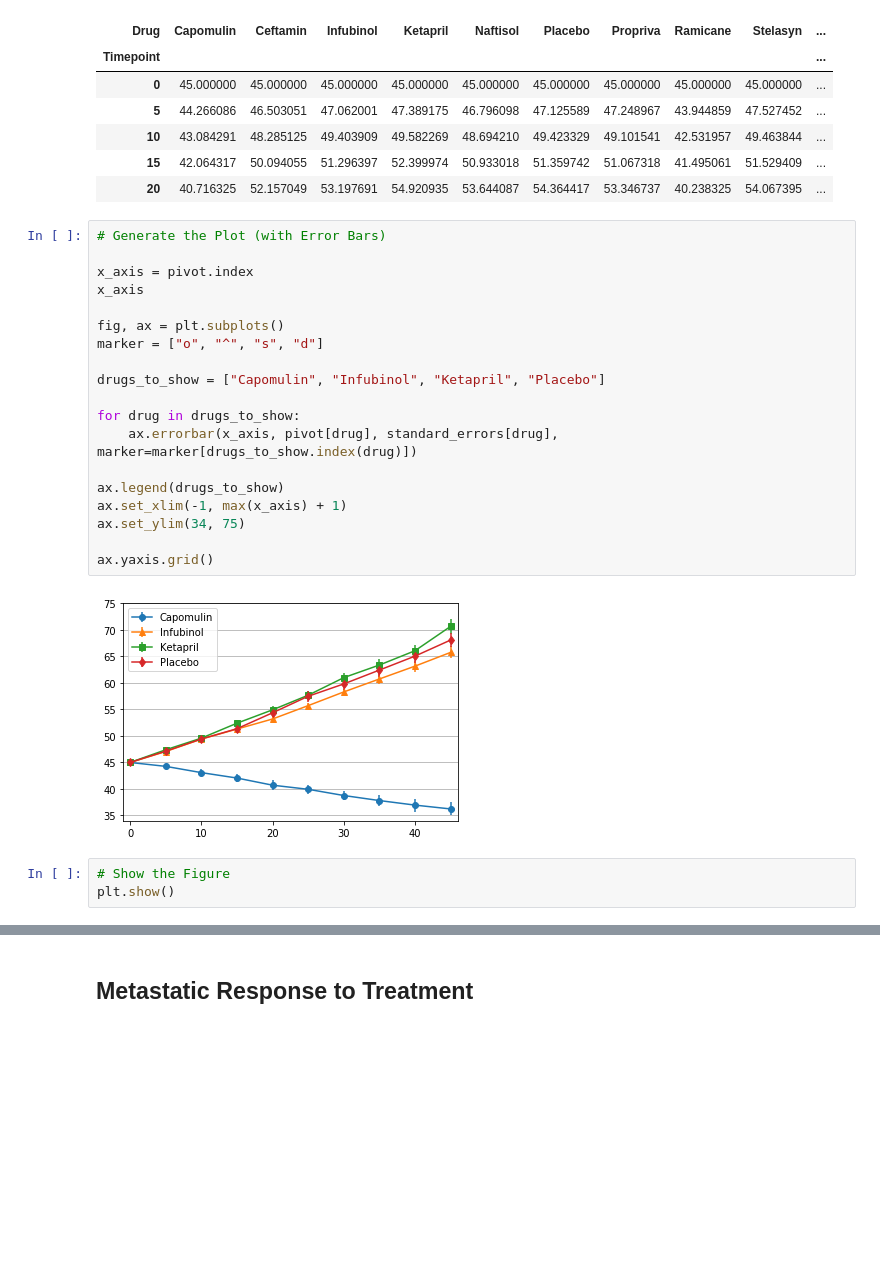
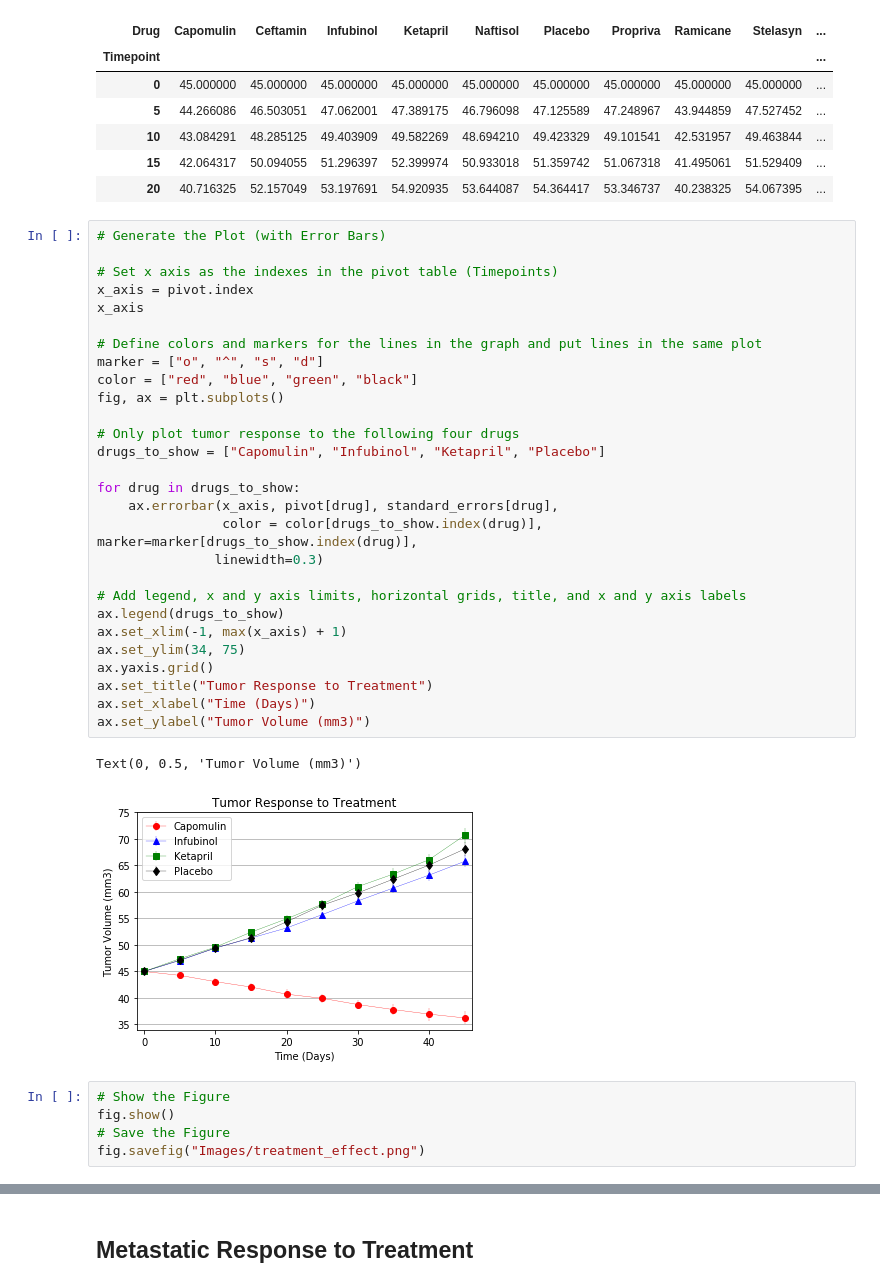
Before and after one commit to luluxu9466/FXu_GW_HW5_Matplotlib, a Jupyter notebook: Pymaceuticals/pymaceuticals_starter.ipynb, the cells around one changed output, grey strips where cells are left out. Saved outputs shown, nothing was run; the diff lists cells and outputs as text; blank space fills up the shorter version.

```diff
--- a/Pymaceuticals/pymaceuticals_starter.ipynb
+++ b/Pymaceuticals/pymaceuticals_starter.ipynb
@@ -85,27 +85,39 @@ pivot.head()
 # %%
 # Generate the Plot (with Error Bars)
 
+# Set x axis as the indexes in the pivot table (Timepoints)
 x_axis = pivot.index
 x_axis
 
+# Define colors and markers for the lines in the graph and put lines in the same plot
+marker = ["o", "^", "s", "d"]
+color = ["red", "blue", "green", "black"]
 fig, ax = plt.subplots()
-marker = ["o", "^", "s", "d"]
 
+# Only plot tumor response to the following four drugs
 drugs_to_show = ["Capomulin", "Infubinol", "Ketapril", "Placebo"]
 
 for drug in drugs_to_show:
-    ax.errorbar(x_axis, pivot[drug], standard_errors[drug], marker=marker[drugs_to_show.index(drug)])
+    ax.errorbar(x_axis, pivot[drug], standard_errors[drug],
+                color = color[drugs_to_show.index(drug)], marker=marker[drugs_to_show.index(drug)],
+               linewidth=0.3)
 
+# Add legend, x and y axis limits, horizontal grids, title, and x and y axis labels
 ax.legend(drugs_to_show)
 ax.set_xlim(-1, max(x_axis) + 1)
 ax.set_ylim(34, 75)
-
 ax.yaxis.grid()
+ax.set_title("Tumor Response to Treatment")
+ax.set_xlabel("Time (Days)")
+ax.set_ylabel("Tumor Volume (mm3)")
 # %% [output]
+Text(0, 0.5, 'Tumor Volume (mm3)')
-[figure, old version]
+[figure, new version]
 # %%
 # Show the Figure
-plt.show()
+fig.show()
+# Save the Figure
+fig.savefig("Images/treatment_effect.png")
 # %% [markdown]
 ![Tumor Response to Treatment](../Images/treatment.png)
 # %% [markdown]
```
Also changed, not shown: 2 other files.
